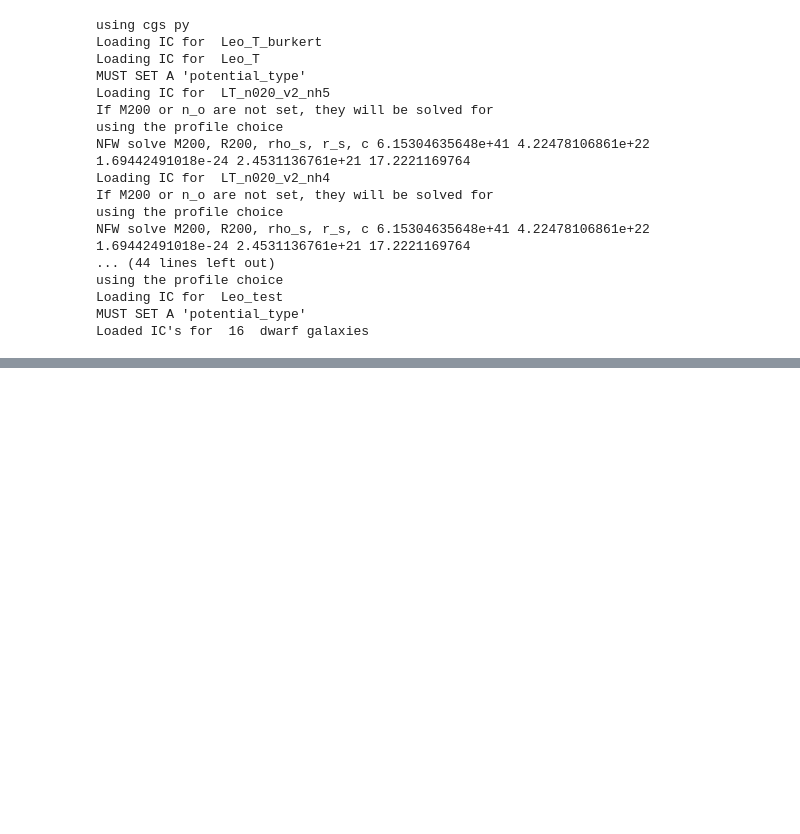
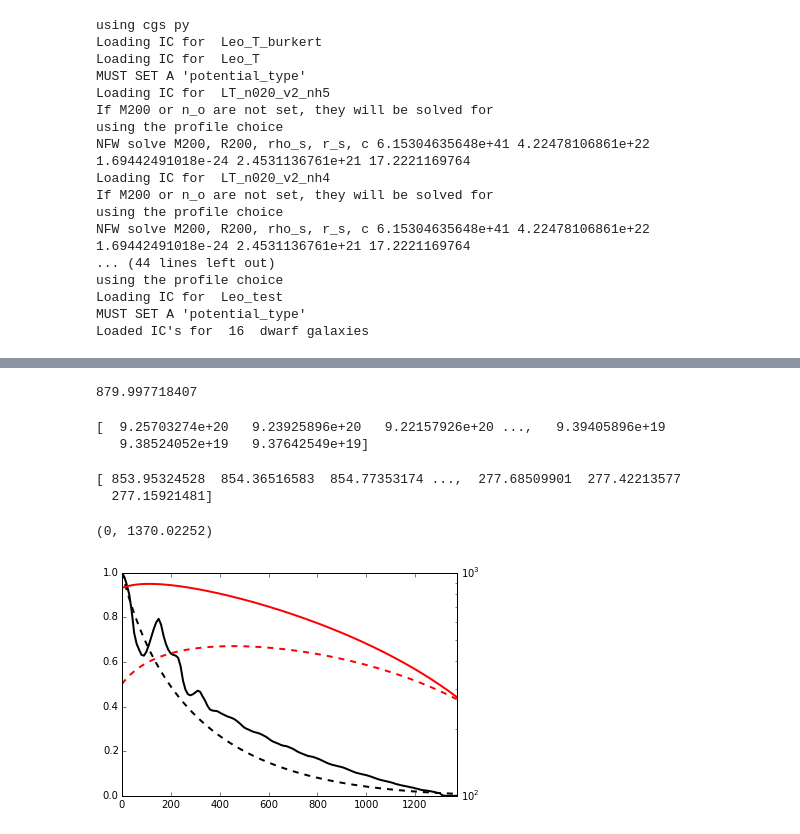
Before and after one commit to aemerick/dwarfs, a Jupyter notebook: analysis/analytic_model/LT_individual_model.ipynb, the cells around one changed output, grey strips where cells are left out. Cells and saved outputs as stored; diff of their text form; code cells hidden in the pictures; blank space fills up the shorter version.

```diff
--- a/analysis/analytic_model/LT_individual_model.ipynb
+++ b/analysis/analytic_model/LT_individual_model.ipynb
@@ -59,0 +113,4 @@ plt.xlim(0,800)
+# %%
+print 2.777E16 / cgs.Myr
+# %% [output]
+879.997718407
@@ -59,0 +119,5 @@ plt.xlim(0,800)
+# %%
+print R
+# %% [output]
+[  9.25703274e+20   9.23925896e+20   9.22157926e+20 ...,   9.39405896e+19
+   9.38524052e+19   9.37642549e+19]
@@ -59,0 +126,25 @@ plt.xlim(0,800)
+# %%
+print tau / cgs.Myr
+# %% [output]
+[ 853.95324528  854.36516583  854.77353174 ...,  277.68509901  277.42213577
+  277.15921481]
+# %%
+fig = plt.figure()
+ax = fig.add_subplot(111)
+
+ax.plot(anal_model.simulation_data['time'], anal_model.simulation_data['mass']/anal_model.simulation_data['mass'][0], label='9pc Sim', color='black',ls='-',lw=2)
+#ax.plot(LT_n075_v2_nh3_cont['t'], LT_n075_v2_nh3_cont['m']/LT_n075_v2_nh3_cont['m'][0], label='9pc Sim - Cont', color='black',ls=':',lw=2)
+ax.plot(anal_model.t/cgs.Myr, anal_model.M/anal_model.M[0], label = 'Analytic', color='black',ls='--',lw=2)
+
+cs_KH = dw_model.KH_timescale(anal_model.M, anal_model.R, anal_model.ic['n_halo']*cgs.mp*anal_model.ic['mu_halo'],
+                        400.0E5, anal_model.ic['T_halo'], anal_model.ic['T_dwarf'])
+
+
+ax2 = ax.twinx()
+ax2.plot(t/cgs.Myr, anal_model.KH_timescale/cgs.Myr, color='red',lw=2,ls='-')
+ax2.plot(anal_model.t/cgs.Myr, cs_KH/cgs.Myr / 100.0,color='red',lw=2,ls='--')
+ax2.semilogy()
+ax.set_xlim(0,tmax)
+# %% [output]
+(0, 1370.02252)
+[figure, added]
```
Also changed, not shown: parts of 10 cells of this notebook.
